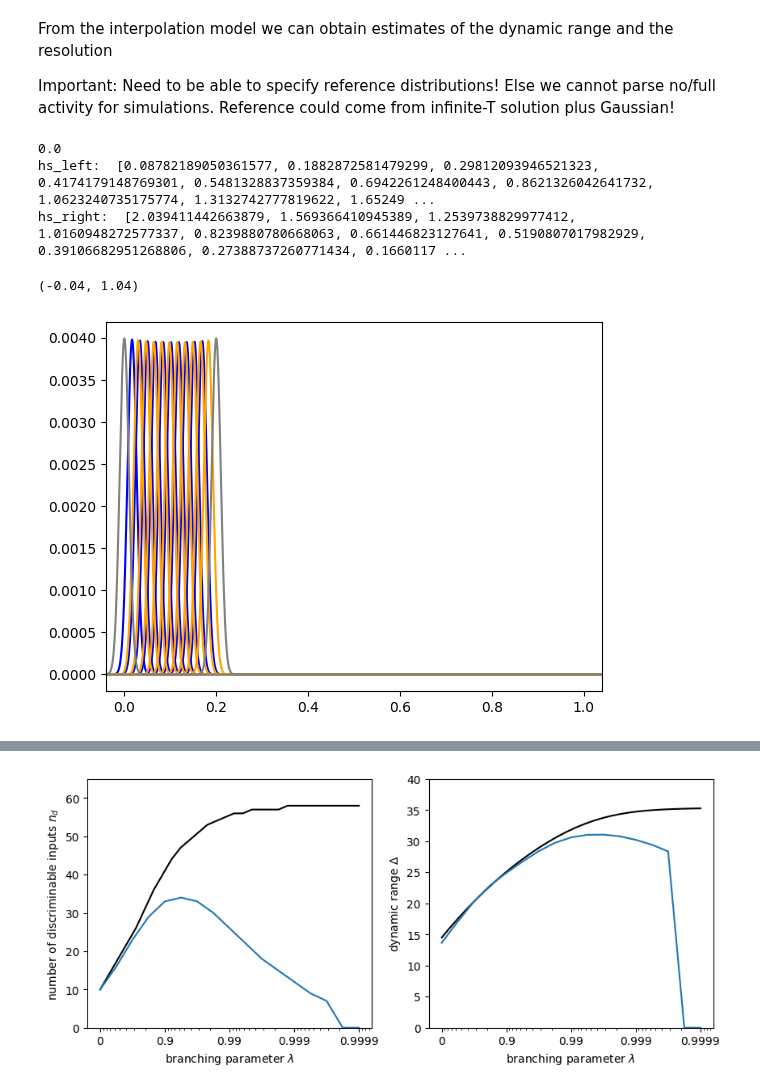
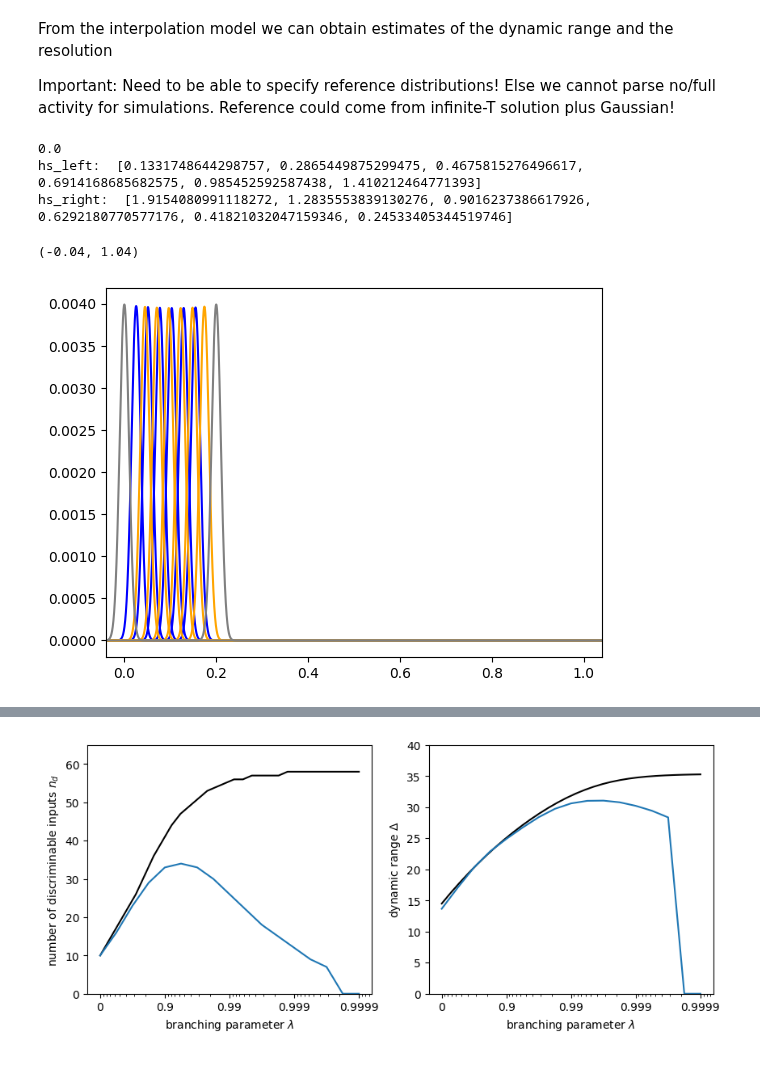
Before and after one commit to sahelazizpour/Finite-Observation-Dynamic-Range, a Jupyter notebook: 0_update/analysis.ipynb, the cells around one changed output, grey strips where cells are left out. Saved outputs shown, nothing was run; the diff lists cells and outputs as text; code cells hidden in the pictures.

```diff
--- a/0_update/analysis.ipynb
+++ b/0_update/analysis.ipynb
@@ -290,7 +269,7 @@ seeds = df["seed"].unique()
 window=1
 #lam=0.9
 #for window in sorted(windows)[::-1]:
-for lam in lambdas:
+for lam in lambdas[::4]:
     df_temp = df[(df["window"] == window) & (df["lam"] == lam)]
     axes[0].scatter(df_temp["h"].values, df_temp["a"], label="{} {}".format(window, lam))
     axes[1].scatter(df_temp["h"].values, df_temp["b"], label="{} {}".format(window, lam))
@@ -315,6 +294,6 @@ axes[0].set_ylim(1e-2, 1e7)
 axes[1].set_ylim(1e0, 1e7)
 axes[2].set_ylim(1e-8, 1e4)
 
-#axes[0].legend(loc='upper left')
+axes[0].legend(loc='upper left')
 plt.tight_layout()
 # %% [output]
@@ -322,10 +301,2 @@ plt.tight_layout()
 # %% [markdown]
 Fit the available data with a deep neural network that maps system parameters (h,epsilon) to beta-distribution parameters (a,b)
-# %%
-import torch
-if torch.backends.mps.is_available():
-    mps_device = torch.device("mps")
-    x = torch.ones(1, device=mps_device)
-    print (x)
-else:
-    print ("MPS device not found.")
@@ -528,9 +497,10 @@ def ml_pmf(window, lam, h, verbose=False):
     Y_scaled = model(torch.from_numpy(X_scaled).float()).detach().numpy()
     log10a, log10b, loc, scale = Y_scaler.inverse_transform(Y_scaled).T.reshape(-1)
     a,b = 10**log10a, 10**log10b
-    pmf_beta = stats.beta.pdf(support, a, b, loc=loc, scale=scale)*delta
+    # pmf as difference of cdf!
+    pmf_beta = np.diff(stats.beta.cdf(support, a, b, loc=loc, scale=scale))
     # check for special cases with vanishing pmf
-    if np.sum(pmf_beta) < 0.5:
+    if np.sum(pmf_beta) < 0.9:
         print(f'ERROR: (a,b)=({a},{b}) vanishing beta distribution with sum(pmf)={np.sum(pmf_beta)}')
     # check for special cases that result in delta distribution (find any pmf_beta to be infinity)
     if np.any(pmf_beta==np.inf):
@@ -548,17 +518,17 @@ def ml_pmf(window, lam, h, verbose=False):
 from matplotlib.pyplot import cm
 
 # plot resulting distributions for different values of h and epsilon
-list_lam = [0.0, 0.9, 0.99, 0.999]
+list_lam = [0.0, 0.99, 0.9999]
 fig, axes = plt.subplots(len(list_lam),1, figsize=(10, 4*len(list_lam)))
 
-list_hs = 10**np.linspace(-4, 1, 6)
+list_hs = 10**np.linspace(-6, 1, 8)
 for (i,lam) in enumerate(list_lam):
     color = iter(cm.rainbow(np.linspace(0, 1, len(list_hs))))
     for h in list_hs:
-        a,b,loc,scale = df.loc[ (df['window']==1) & (df['lam']==lam) & (df['h']==h) ].values[0][4:]
+        #a,b,loc,scale = df.loc[ (df['window']==1) & (df['lam']==lam) & (df['h']==h) ].values[0][4:]
         c = next(color)
-        pmf_beta = stats.beta.pdf(support, a, b, loc=loc, scale=scale)*delta
-        axes[i].plot(support, pmf_beta, color=c)
+        #pmf_beta = stats.beta.pdf(support, a, b, loc=loc, scale=scale)*delta
+        #axes[i].plot(support, pmf_beta, color=c)
         # from ML dashed
         pmf_ml = ml_pmf(window, lam, h)
         axes[i].plot(support, pmf_ml, color=c, linestyle='--')
@@ -578,37 +548,37 @@ Important: Need to be able to specify reference distributions! Else we cannot pa
 # %%
 # test discriminable intervals
 lam = 0.0
 window = 1
 def _pmf(h):
     return ml_pmf(window, lam, h)
 
-# has to be in range of data! (lam=0 there is sth odd with the data fit?)
-h_range=[10**-4,10]
+# has to be in range of data!
+h_range=[10**-7,10]
 # pmf from Gaussians around mean-field solution for h=0 and h->infty
-# support defined above!
-print(mf_activity(lam, mu, 0))
-pmf_ref_left = stats.norm.pdf(support, mf_activity(lam, mu, 0), sigma)*delta
-pmf_ref_right = stats.norm.pdf(support, mf_activity(lam, mu, 1e3), sigma)*delta
+# support defined above and needs to be consistent with the ml_pmf function!
+print(a_inf(lam, mu, 0))
+pmf_ref_left = stats.norm.pdf(support, a_inf(lam, mu, 0), sigma)*delta
+pmf_ref_right = stats.norm.pdf(support, a_inf(lam, mu, 1e3), sigma)*delta
 
 hs_left = find_discriminable_inputs(_pmf, h_range, [pmf_ref_left, pmf_ref_right], epsilon, start="left")
 print("hs_left: ", hs_left)
 for h in hs_left:
     plt.plot(support, _pmf(h), color="blue")
 
 hs_right = find_discriminable_inputs(_pmf, h_range, [pmf_ref_left, pmf_ref_right], epsilon, start="right")
 print("hs_right: ", hs_right)
 for h in hs_right:
     plt.plot(support, _pmf(h), color="orange")
 
 plt.plot(support, pmf_ref_left, color="gray")
 plt.plot(support, pmf_ref_right, color="gray")
 plt.xlim(0-4*sigma,1+4*sigma)
 
 # plt.legend()
 # %% [output]
 0.0
-hs_left:  [0.08782189050361577, 0.1882872581479299, 0.29812093946521323, 0.4174179148769301, 0.5481328837359384, 0.6942261248400443, 0.8621326042641732, 1.0623240735175774, 1.3132742777819622, 1.65249 ...
-hs_right:  [2.039411442663879, 1.569366410945389, 1.2539738829977412, 1.0160948272577337, 0.8239880780668063, 0.661446823127641, 0.5190807017982929, 0.39106682951268806, 0.27388737260771434, 0.1660117 ...
+hs_left:  [0.1331748644298757, 0.2865449875299475, 0.4675815276496617, 0.6914168685682575, 0.985452592587438, 1.410212464771393]
+hs_right:  [1.9154080991118272, 1.2835553839130276, 0.9016237386617926, 0.6292180770577176, 0.41821032047159346, 0.24533405344519746]
 (-0.04, 1.04)
-[figure, old version]
+[figure, new version]
 # %%
```
Also changed, not shown: parts of 17 cells of this notebook, 2 other files.
